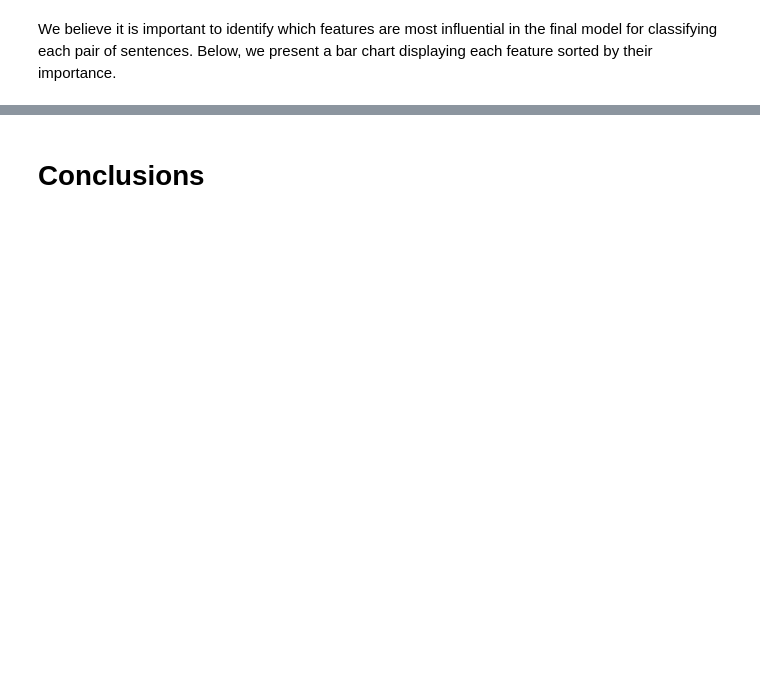
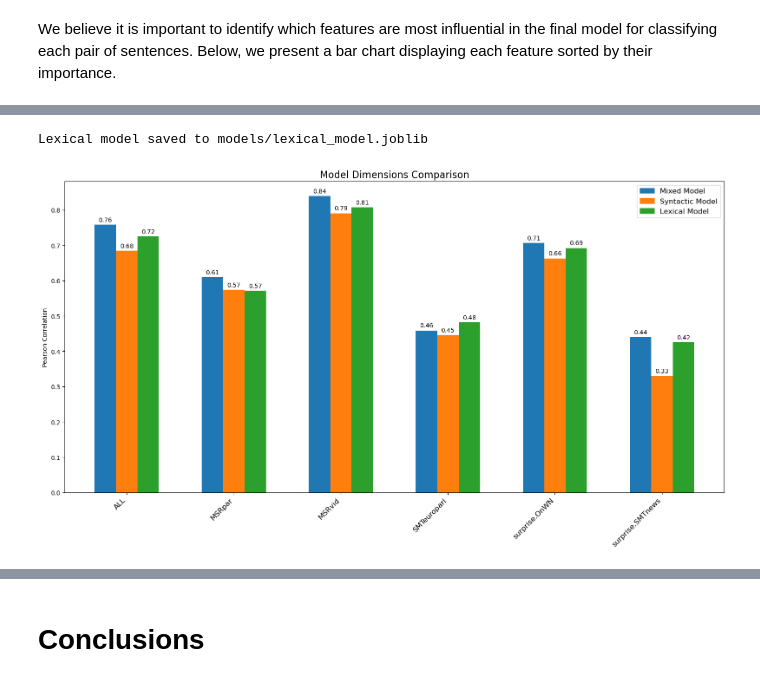
Before and after one commit to JoanK11/MAI-IHLT-Introduction_to_Human_Language_Technology, a Jupyter notebook: training_and_results.ipynb, the cells around one changed output, grey strips where cells are left out. Drawn from its saved outputs; the diff is of its cells as text; code cells hidden in the pictures; blank space fills up the shorter version.

```diff
--- a/training_and_results.ipynb
+++ b/training_and_results.ipynb
@@ -515,0 +557,28 @@ Overall, the analysis reveals that lexical features tend to be more influential
+# %%
+# Define lexical features
+lexical_features_names = [feature for feature in features_train.columns if feature not in syntactic_features_names]
+
+features_train_lexical = features_train_shuffled[lexical_features_names].copy()
+features_test_lexical  = features_test[lexical_features_names].copy()
+
+# Gradient Boosting Regressor
+lexical_model = GradientBoostingRegressor(**best_params)
+
+# Fit Gradient Boosting
+lexical_model.fit(features_train_lexical, score_shuffled)
+
+# Cross-validation with the Best Model
+cv_scores_lexical = cross_val_score(syntactic_model, features_train_lexical, score_shuffled, cv=10, scoring=pearson_scorer)
+
+print("Lexical Gradient Boosting - Pearson Correlation Scores:", cv_scores_syntactic)
+print("Lexical Gradient Boosting - Mean Pearson Correlation:", cv_scores_syntactic.mean(), "\n")
+
+# Predict scores using the selected model
+y_pred_lexical = lexical_model.predict(features_test_lexical)
+
+# Pearson correlation between actual and predicted scores
+pearson_corr_lexical = pearsonr(y_true, y_pred_lexical)[0]
+print("Lexical Pearson Correlation:", pearson_corr_lexical, "\n")
+
+pearson_results_lexical = compute_pearsons_by_dataset(test_data, features_test_lexical, lexical_model)
+print(pearson_results_lexical)
@@ -515,0 +598,21 @@ Overall, the analysis reveals that lexical features tend to be more influential
+# %%
+# Path to the Lexical Model
+lexical_model_path = 'models/lexical_model.joblib'
+
+# Save the Syntactic Model
+joblib.dump(lexical_model, lexical_model_path)
+print(f"Lexical model saved to {lexical_model_path}")
+# %% [output]
+Lexical model saved to models/lexical_model.joblib
+# %%
+from scripts.compare_results import plot_pearson_comparison2
+
+fig, ax = plot_pearson_comparison2(pearson_results_mixed, pearson_corr_mixed, pearson_results_syntactic, pearson_corr_syntactic,
+    pearson_results_lexical, pearson_corr_lexical)
+
+# Save the plot
+fig.savefig('plots/model_dimensions.png')
+
+plt.show()
+# %% [output]
+[figure, added]
```
Also changed, not shown: parts of 30 cells of this notebook, 6 other files.
